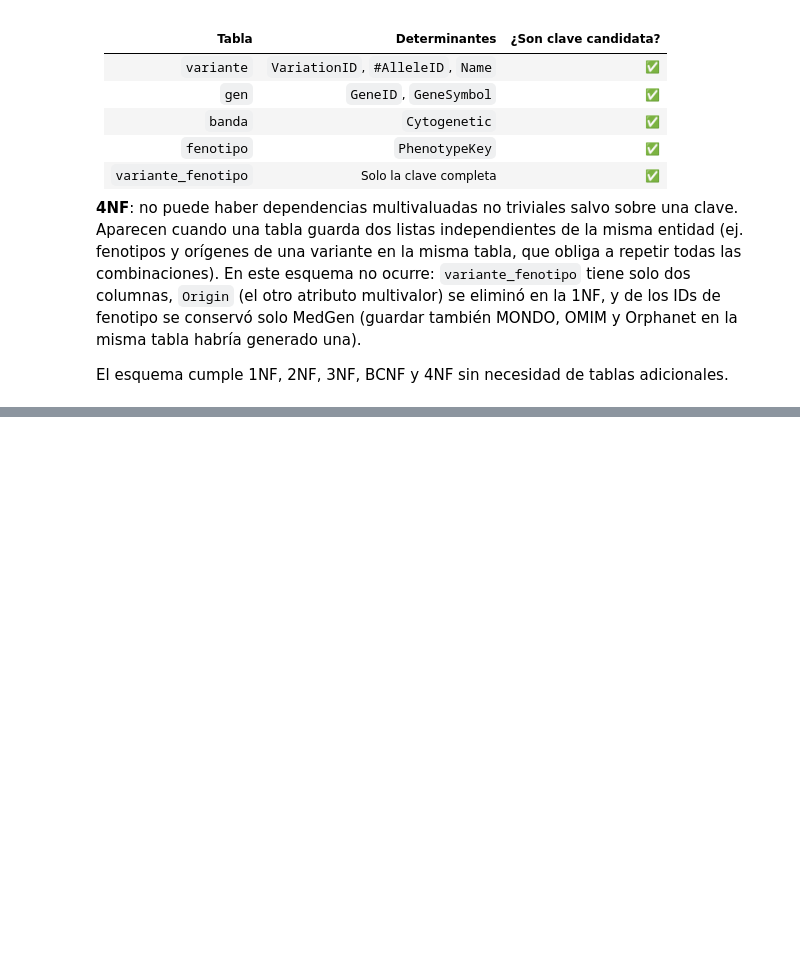
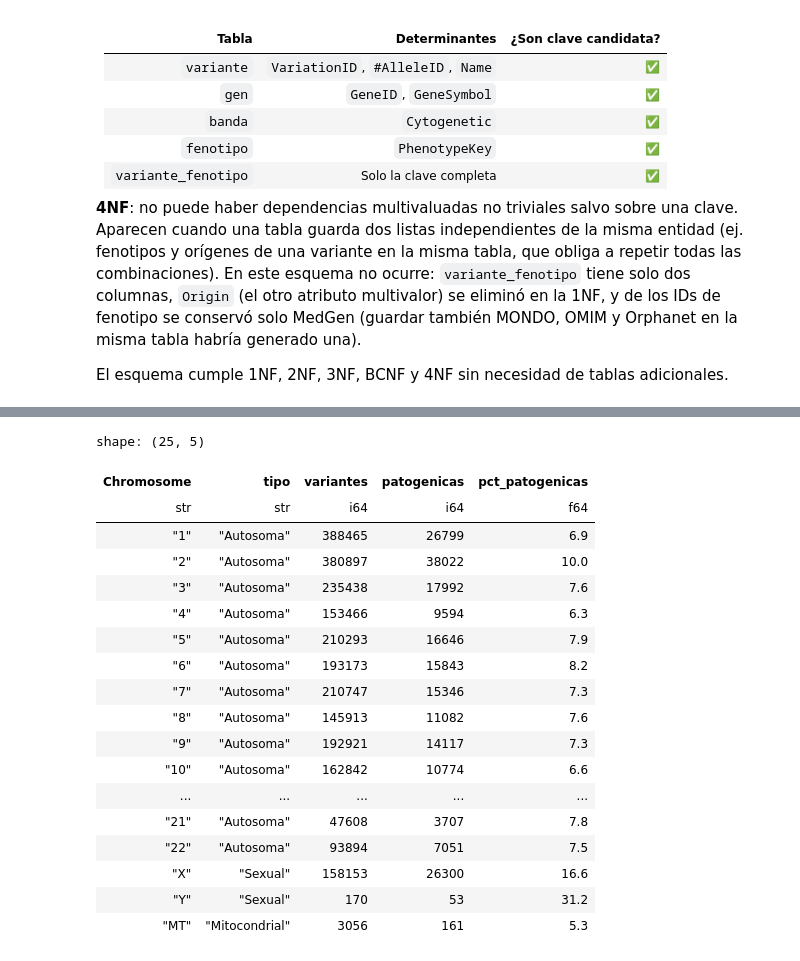
Before and after one commit to yakdudi12/IID, a Jupyter notebook: notebooks/TrabajoFinal_IID.ipynb, the cells around one changed output, grey strips where cells are left out. Saved outputs shown, nothing was run; the diff lists cells and outputs as text; code cells hidden in the pictures; blank space fills up the shorter version.

```diff
--- a/notebooks/TrabajoFinal_IID.ipynb
+++ b/notebooks/TrabajoFinal_IID.ipynb
@@ -680,0 +1114,32 @@ El esquema cumple 1NF, 2NF, 3NF, BCNF y 4NF sin necesidad de tablas adicionales.
+# %%
+# Consulta analítica que recorre el copo de nieve: hechos -> banda -> cromosoma
+pl.read_database(
+    """SELECT c.Chromosome, c.tipo,
+              COUNT(*)                                        AS variantes,
+              SUM(f.es_patogenica)                            AS patogenicas,
+              ROUND(100.0 * SUM(f.es_patogenica) / COUNT(*), 1) AS pct_patogenicas
+       FROM fact_variante f
+       JOIN dim_banda     b USING (banda_key)
+       JOIN dim_cromosoma c USING (cromosoma_key)
+       GROUP BY c.cromosoma_key
+       ORDER BY c.orden""", dw)
+# %% [output]
+shape: (25, 5)
+| Chromosome | tipo | variantes | patogenicas | pct_patogenicas |
+| str | str | i64 | i64 | f64 |
+| "1" | "Autosoma" | 388465 | 26799 | 6.9 |
+| "2" | "Autosoma" | 380897 | 38022 | 10.0 |
+| "3" | "Autosoma" | 235438 | 17992 | 7.6 |
+| "4" | "Autosoma" | 153466 | 9594 | 6.3 |
+| "5" | "Autosoma" | 210293 | 16646 | 7.9 |
+| "6" | "Autosoma" | 193173 | 15843 | 8.2 |
+| "7" | "Autosoma" | 210747 | 15346 | 7.3 |
+| "8" | "Autosoma" | 145913 | 11082 | 7.6 |
+| "9" | "Autosoma" | 192921 | 14117 | 7.3 |
+| "10" | "Autosoma" | 162842 | 10774 | 6.6 |
+| ... | ... | ... | ... | ... |
+| "21" | "Autosoma" | 47608 | 3707 | 7.8 |
+| "22" | "Autosoma" | 93894 | 7051 | 7.5 |
+| "X" | "Sexual" | 158153 | 26300 | 16.6 |
+| "Y" | "Sexual" | 170 | 53 | 31.2 |
+| "MT" | "Mitocondrial" | 3056 | 161 | 5.3 |
```
Also changed, not shown: parts of 8 cells of this notebook, 1 other file.
